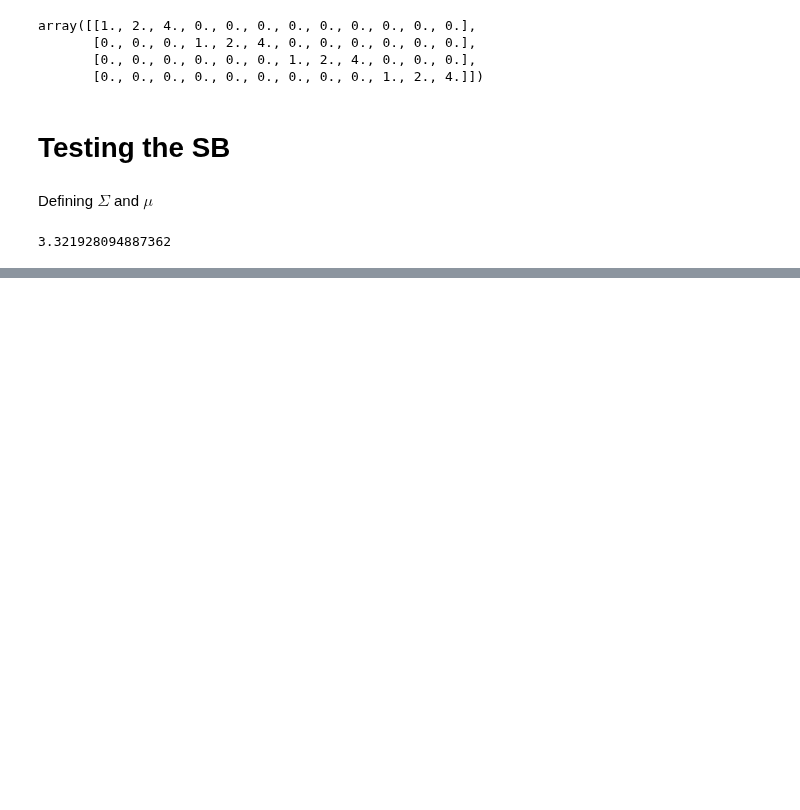
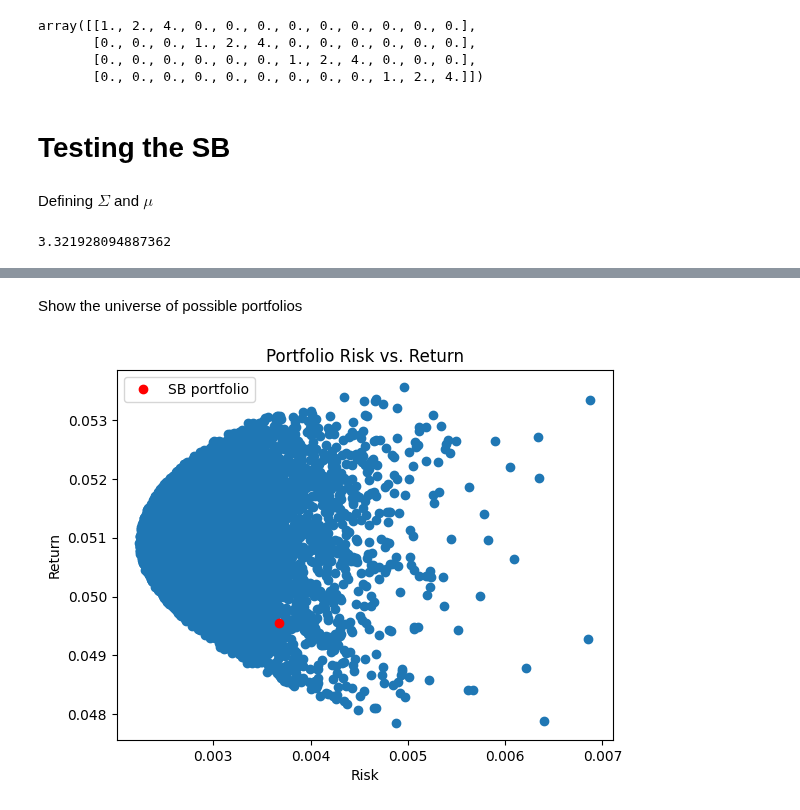
Before and after one commit to NESRINE202/SB_Algorithm_applications, a Jupyter notebook: Portfolio_reduction_tests.ipynb, the cells around one changed output, grey strips where cells are left out. Drawn from its saved outputs; the diff is of its cells as text; code cells hidden in the pictures; blank space fills up the shorter version.

```diff
--- a/Portfolio_reduction_tests.ipynb
+++ b/Portfolio_reduction_tests.ipynb
@@ -116,0 +212,26 @@ array([-1., -1., -1., -1., -1., -1.,  1.,  1.,  1.])
+# %% [markdown]
+Show the universe of possible portfolios
+# %%
+risque = []
+retour = []
+
+for _ in range(10000):
+    w = np.random.uniform(0, 15, N)
+    w /= sum(w)
+    wsw = w.T @ S @ w
+    wmu = w.T @ mu
+
+    risque.append(wsw)
+    retour.append(wmu)
+
+plt.scatter(risque, retour)
+risque_SB = w_opt.T @ S @ w_opt
+return_SB = w_opt.T @ mu
+plt.plot(risque_SB, return_SB, 'ro', label='SB portfolio')  # Plot the SB portfolio point
+plt.xlabel('Risk')
+plt.ylabel('Return')
+plt.title('Portfolio Risk vs. Return')
+plt.legend()
+plt.show()
+# %% [output]
+[figure, added]
```
Also changed, not shown: parts of 13 cells of this notebook.
